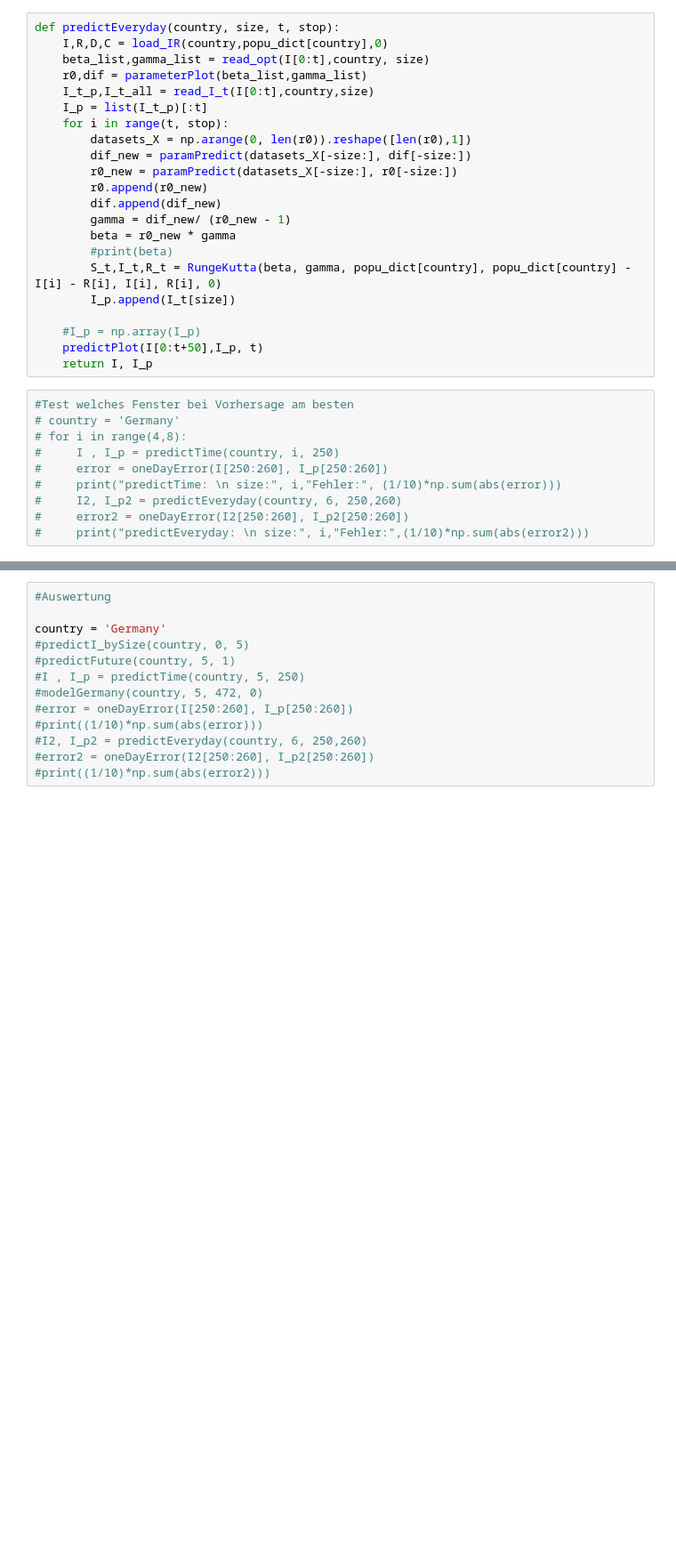
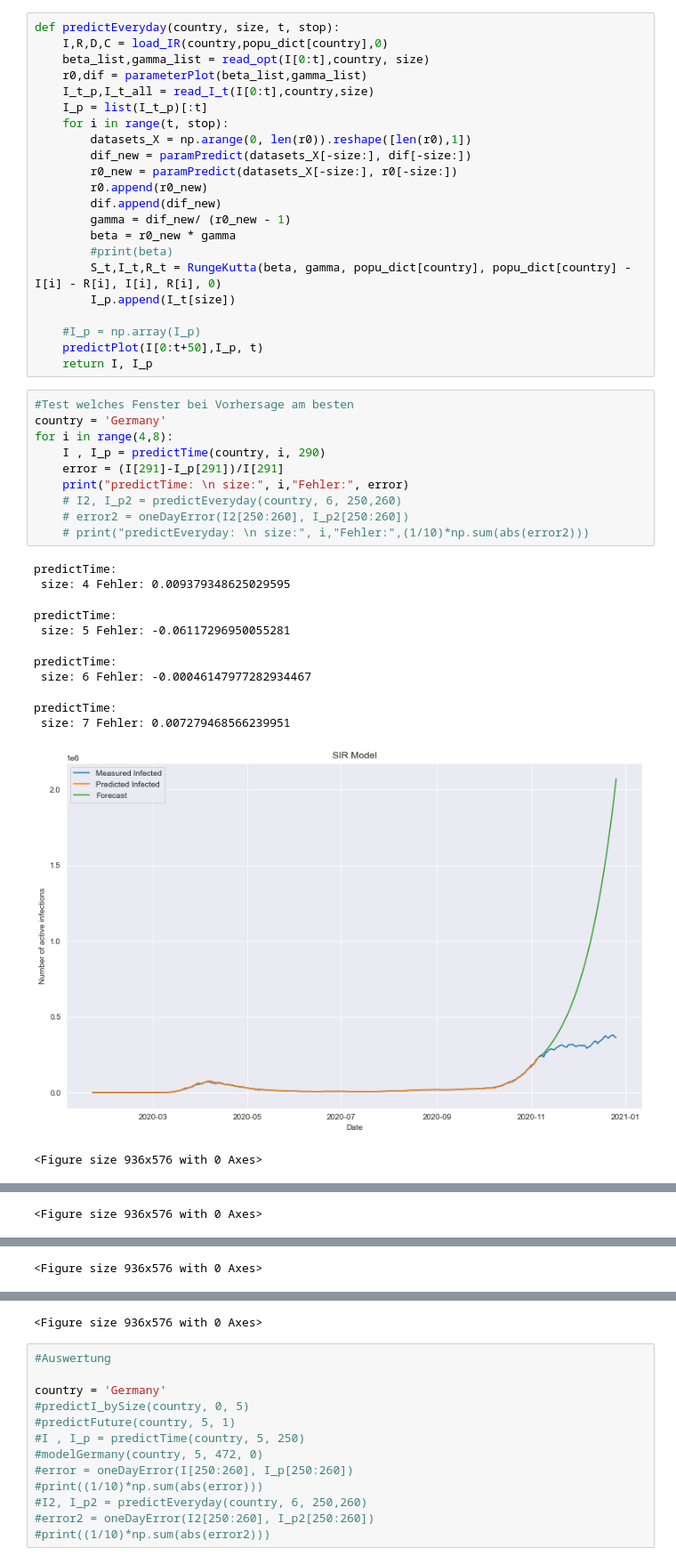
Before and after one commit to pauli-sch/TW-SIR, a Jupyter notebook: TW-SIR.ipynb, the cells around one changed output, grey strips where cells are left out. Shown at 89% size. Cells and saved outputs as stored; diff of their text form; blank space fills up the shorter version.

```diff
--- a/TW-SIR.ipynb
+++ b/TW-SIR.ipynb
@@ -624,11 +624,22 @@ def predictEveryday(country, size, t, stop):
     return I, I_p
 # %%
 #Test welches Fenster bei Vorhersage am besten
-# country = 'Germany'
-# for i in range(4,8):
-#     I , I_p = predictTime(country, i, 250)
-#     error = oneDayError(I[250:260], I_p[250:260])
-#     print("predictTime: \n size:", i,"Fehler:", (1/10)*np.sum(abs(error)))
-#     I2, I_p2 = predictEveryday(country, 6, 250,260)
-#     error2 = oneDayError(I2[250:260], I_p2[250:260])
-#     print("predictEveryday: \n size:", i,"Fehler:",(1/10)*np.sum(abs(error2)))
+country = 'Germany'
+for i in range(4,8):
+    I , I_p = predictTime(country, i, 290)
+    error = (I[291]-I_p[291])/I[291]
+    print("predictTime: \n size:", i,"Fehler:", error)
+    # I2, I_p2 = predictEveryday(country, 6, 250,260)
+    # error2 = oneDayError(I2[250:260], I_p2[250:260])
+    # print("predictEveryday: \n size:", i,"Fehler:",(1/10)*np.sum(abs(error2)))
+# %% [output]
+predictTime:
+ size: 4 Fehler: 0.009379348625029595
+predictTime:
+ size: 5 Fehler: -0.06117296950055281
+predictTime:
+ size: 6 Fehler: -0.00046147977282934467
+predictTime:
+ size: 7 Fehler: 0.007279468566239951
+[figure, added]
+<Figure size 936x576 with 0 Axes>
@@ -634,0 +647 @@ def predictEveryday(country, size, t, stop):
+<Figure size 936x576 with 0 Axes>
@@ -634,0 +649 @@ def predictEveryday(country, size, t, stop):
+<Figure size 936x576 with 0 Axes>
@@ -635,3 +651,4 @@ def predictEveryday(country, size, t, stop):
+<Figure size 936x576 with 0 Axes>
 # %%
 #Auswertung
 
```
Also changed, not shown: parts of 2 cells of this notebook, 1 other file.
